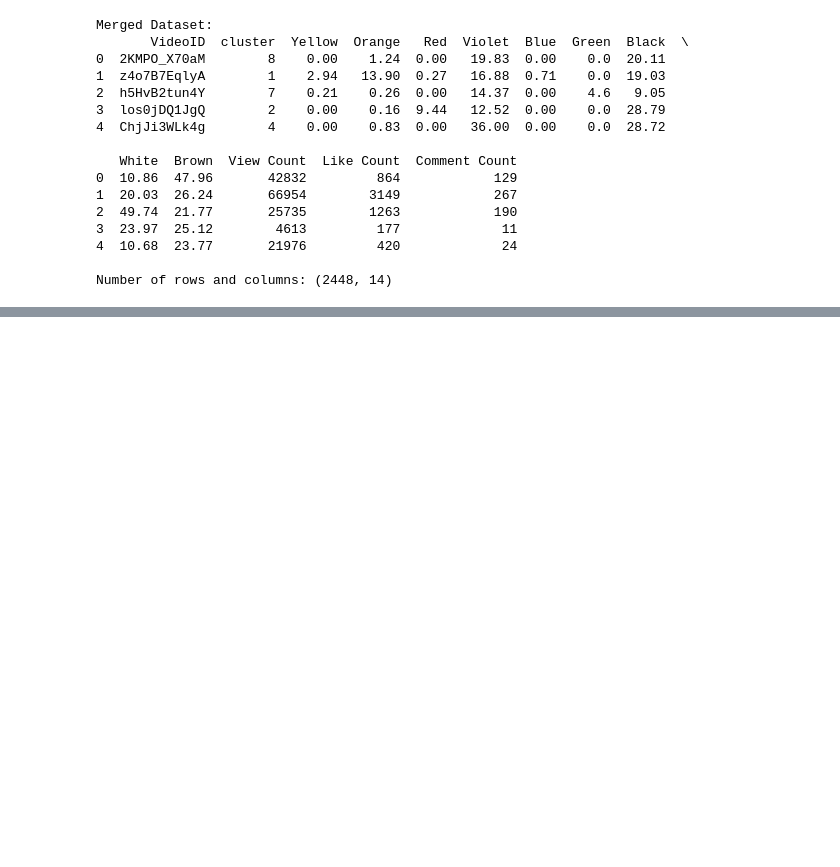
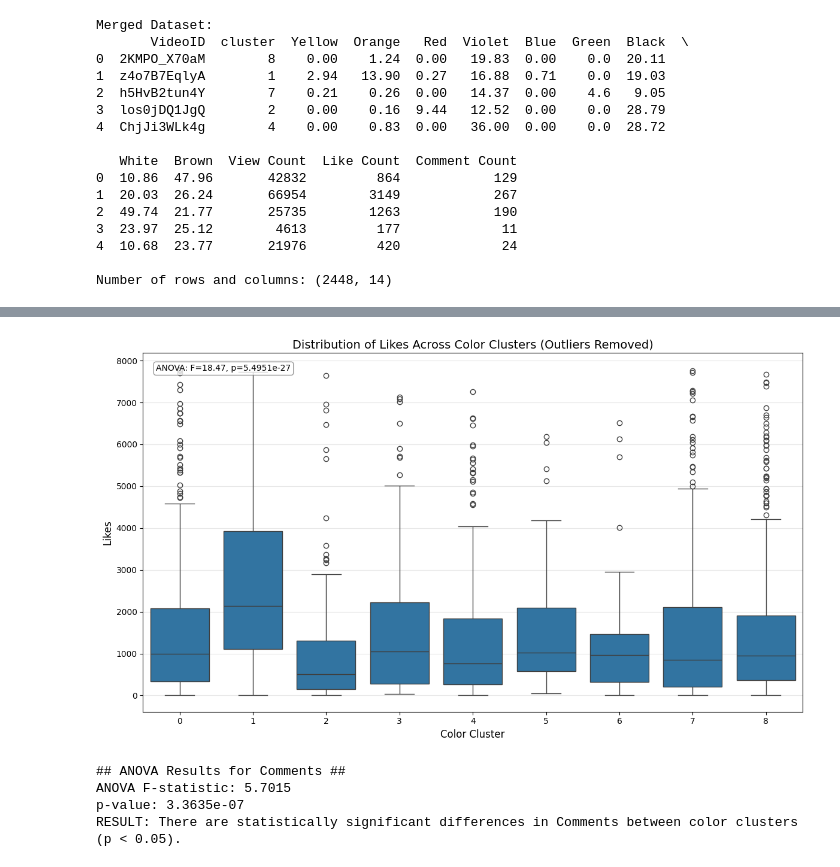
Before and after one commit to GazerJin/ColorExtractionProfile, a Jupyter notebook: Correlation_Analysis_Color.ipynb, the cells around one changed output, grey strips where cells are left out. Cells and saved outputs as stored; diff of their text form; code cells hidden in the pictures; blank space fills up the shorter version.

```diff
--- a/Correlation_Analysis_Color.ipynb
+++ b/Correlation_Analysis_Color.ipynb
@@ -294,0 +300,43 @@ Cluster 8: 514 videos
+# %%
+# Create boxplot for Likes distribution by cluster (outliers removed)
+plt.figure(figsize=(12, 7))
+
+# Create the boxplot
+sns.boxplot(x='cluster', y='Like Count', data=clean_data['Like Count'])
+
+
+# Style the plot
+plt.title('Distribution of Likes Across Color Clusters (Outliers Removed)', fontsize=14)
+plt.xlabel('Color Cluster', fontsize=12)
+plt.ylabel('Likes', fontsize=12)
+plt.grid(axis='y', alpha=0.3)
+
+# Add annotation with ANOVA result
+plt.annotate(f'ANOVA: F={anova_result_likes.statistic:.2f}, p={anova_result_likes.pvalue:.4e}',
+            xy=(0.02, 0.95), xycoords='axes fraction',
+            bbox=dict(boxstyle="round,pad=0.3", fc="white", ec="gray", alpha=0.8))
+
+
+plt.tight_layout()
+plt.show()
+# %% [output]
+[figure, added]
+# %%
+# Perform ANOVA test on Comments (with outliers removed)
+anova_result_comments = f_oneway(*comments_by_cluster)
+
+# Print results
+print("## ANOVA Results for Comments ##")
+print(f"ANOVA F-statistic: {anova_result_comments.statistic:.4f}")
+print(f"p-value: {anova_result_comments.pvalue:.4e}")
+
+# Interpretation
+if anova_result_comments.pvalue < alpha:
+    print(f"RESULT: There are statistically significant differences in Comments between color clusters (p < {alpha}).")
+else:
+    print(f"RESULT: No significant differences in Comments between color clusters (p > {alpha}).")
+# %% [output]
+## ANOVA Results for Comments ##
+ANOVA F-statistic: 5.7015
+p-value: 3.3635e-07
+RESULT: There are statistically significant differences in Comments between color clusters (p < 0.05).
```
Also changed, not shown: parts of 28 cells of this notebook, 5 other files.
